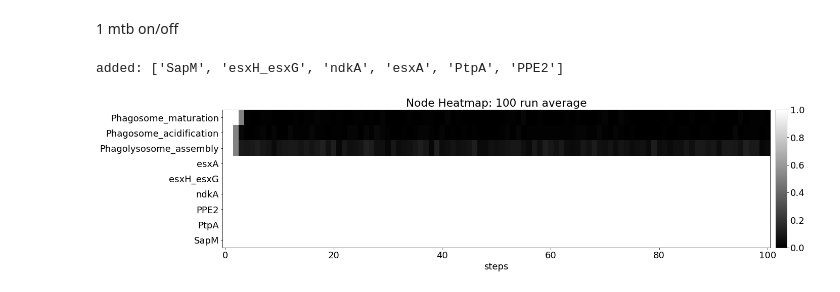
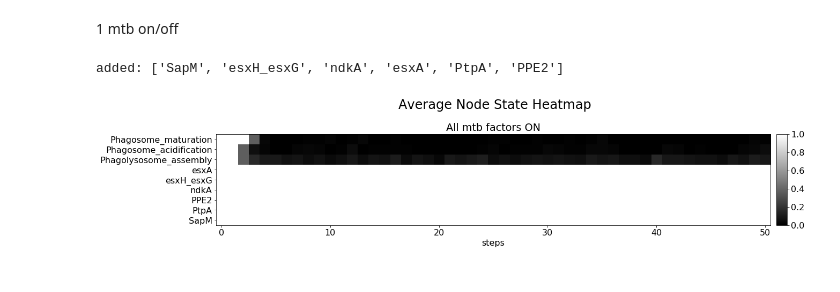
Before and after one commit to charlies-b/rp1, a Jupyter notebook: string-model-3.ipynb, the cells around one changed output. Cells and saved outputs as stored; diff of their text form; code cells hidden in the pictures.

Commit message:
plot refactor done

```diff
--- a/string-model-3.ipynb
+++ b/string-model-3.ipynb
@@ -41,13 +51,14 @@ mtb = [factor for factor in mtb if factor in definition_mtb] # just factors mode
 added: ['SapM', 'esxH_esxG', 'ndkA', 'esxA', 'PtpA', 'PPE2']
 # %%
 # run model
-models = bm.run_model(definition_mtb, steps=100, runs=100)
+models = bm.run_model(definition_mtb, steps=50, runs=100)
 # %%
 # plot average
 avg = bm.average_models(models)
-bm.plot_data(avg, nodes = processes + mtb, h=5, w=20, fontsize=18, title='Node Heatmap: 100 run average')
+bm.plot_maps([avg], titles=['All mtb factors ON'],
+             nodes = processes + mtb, h = 4, top = 0.75, bottom=0.16, left=.16, suptitle='        Average Node State Heatmap')
 # %% [output]
-[figure, old version]
+[figure, new version]
 # %%
 # analyse behaviour
 cycles = bm.get_cycles(models)
```
Also changed, not shown: parts of 22 cells of this notebook, 2 other files.
